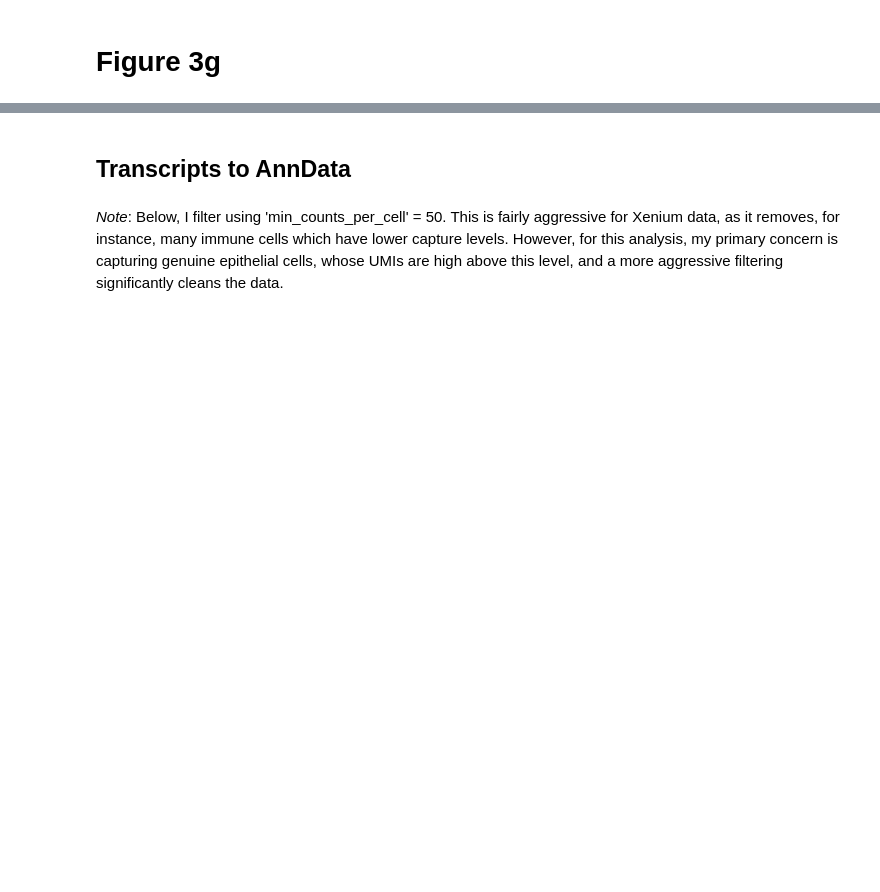
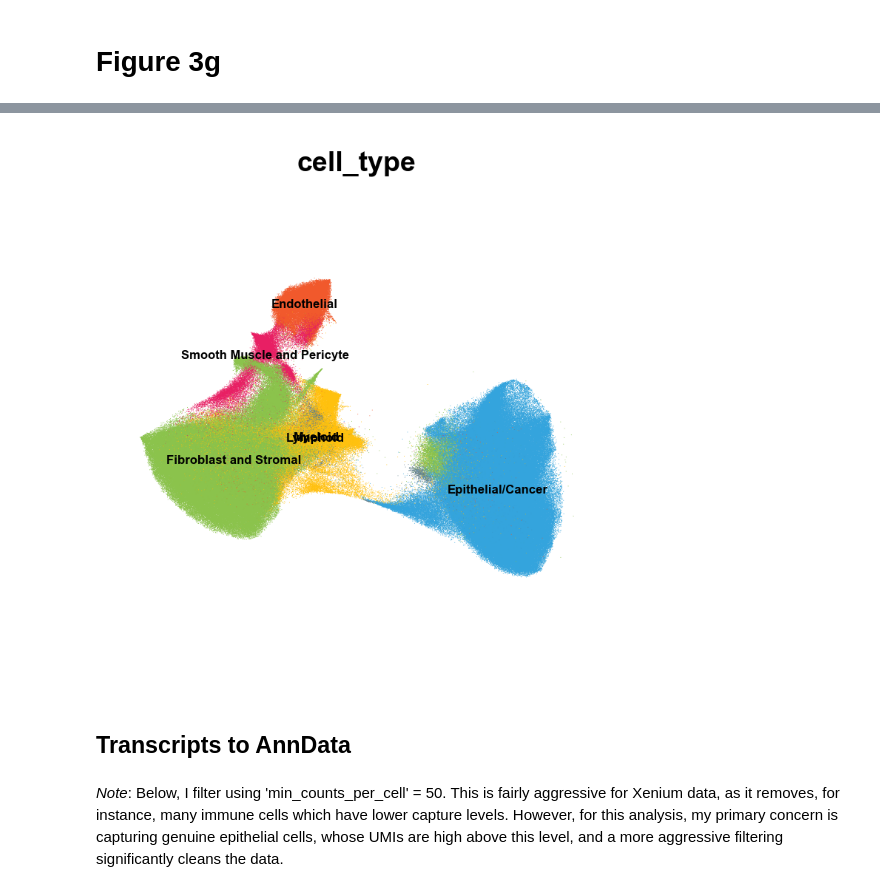
Before and after one commit to dpeerlab/segger-analysis, a Jupyter notebook: notebooks/figure_3g.ipynb, the cells around one changed output, grey strips where cells are left out. Saved outputs shown, nothing was run; the diff lists cells and outputs as text; code cells hidden in the pictures; blank space fills up the shorter version.

```diff
--- a/notebooks/figure_3g.ipynb
+++ b/notebooks/figure_3g.ipynb
@@ -17,3 +109,17 @@ import anndata
+# %%
+fig = plot_embedding(
+    ad,
+    'cell_type',
+    basis='X_umap',
+    legend_loc='on data',
+    palette=named_colors,
+    legend_fontsize=4,
+    dim=3,
+    s=0.2,
+    sort_order=False,
+)
+# %% [output]
+[figure, added]
 # %% [markdown]
 ## Transcripts to AnnData
 # %% [markdown]
```
Also changed, not shown: parts of 16 cells of this notebook, 27 other files.
